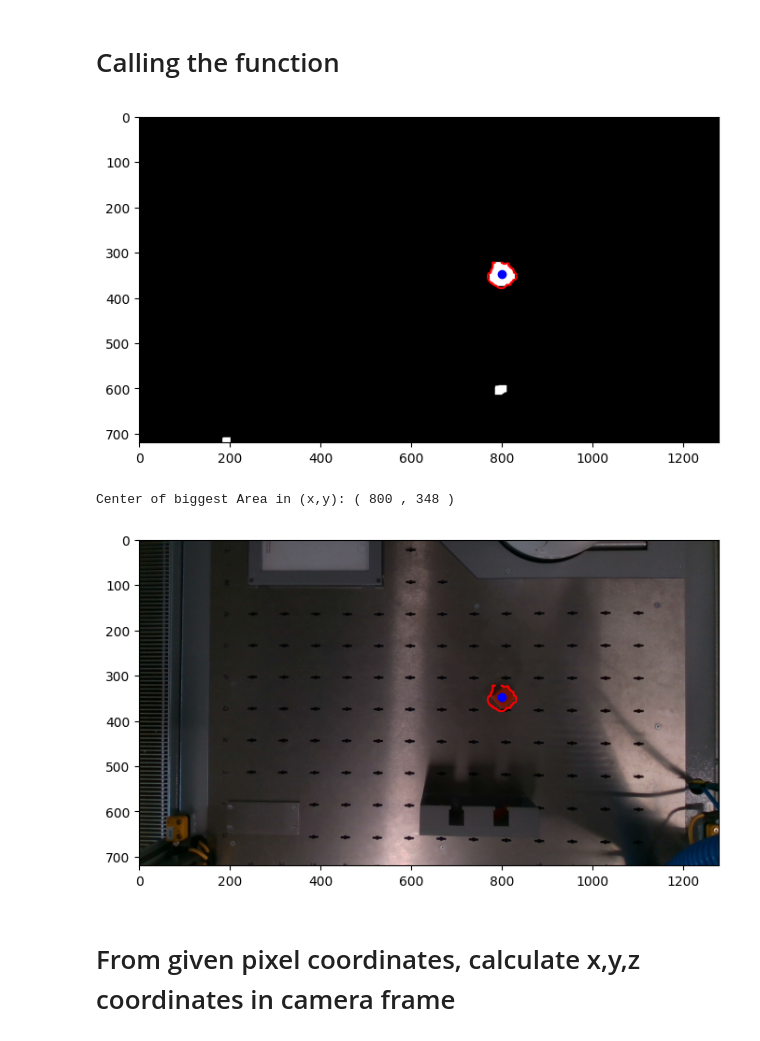
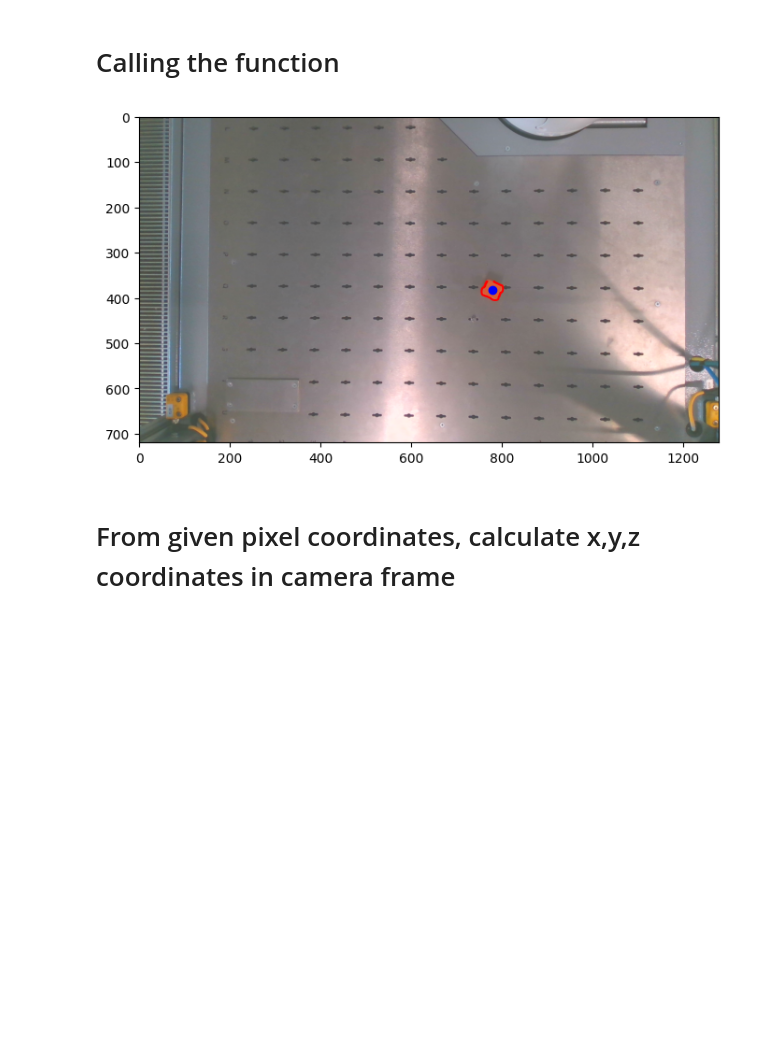
Before and after one commit to mose1020/robologics_brause, a Jupyter notebook: src/robogistics_brause/robogistics_brause/object_detection/coordinates_in_camera_frame.ipynb, the cells around one changed output. Cells and saved outputs as stored; diff of their text form; code cells hidden in the pictures; blank space fills up the shorter version.

```diff
--- a/src/robogistics_brause/robogistics_brause/object_detection/coordinates_in_camera_frame.ipynb
+++ b/src/robogistics_brause/robogistics_brause/object_detection/coordinates_in_camera_frame.ipynb
@@ -142,14 +177,17 @@ def detection(color):
 # %% [markdown]
 # Calling the function
-# %%
-color_selector = ColorSelector()
-selected_color = color_selector.get_color()
-
-cx, cy = detection(selected_color)
-# %% [output]
-[figure, removed]
-Center of biggest Area in (x,y): ( 800 , 348 )
-[figure, removed]
+# %%
+color_selector = ColorSelector()
+selected_color = color_selector.get_color()
+
+image = ColorImage(selected_color)
+lower_value, upper_value = image.getTreshold()
+color_image = image.startStream()
+classical_mask = image.getClassicalMask(color_image, lower_value, upper_value)
+
+x_pixelkoordinate, y_pixelkoordinate = image.getPixelCoordinates(classical_mask, color_image)
+# %% [output]
+[figure, added]
 # %% [markdown]
 # From given pixel coordinates, calculate x,y,z coordinates in camera frame
 # %%
```
Also changed, not shown: parts of 5 cells of this notebook, 1 other file.
